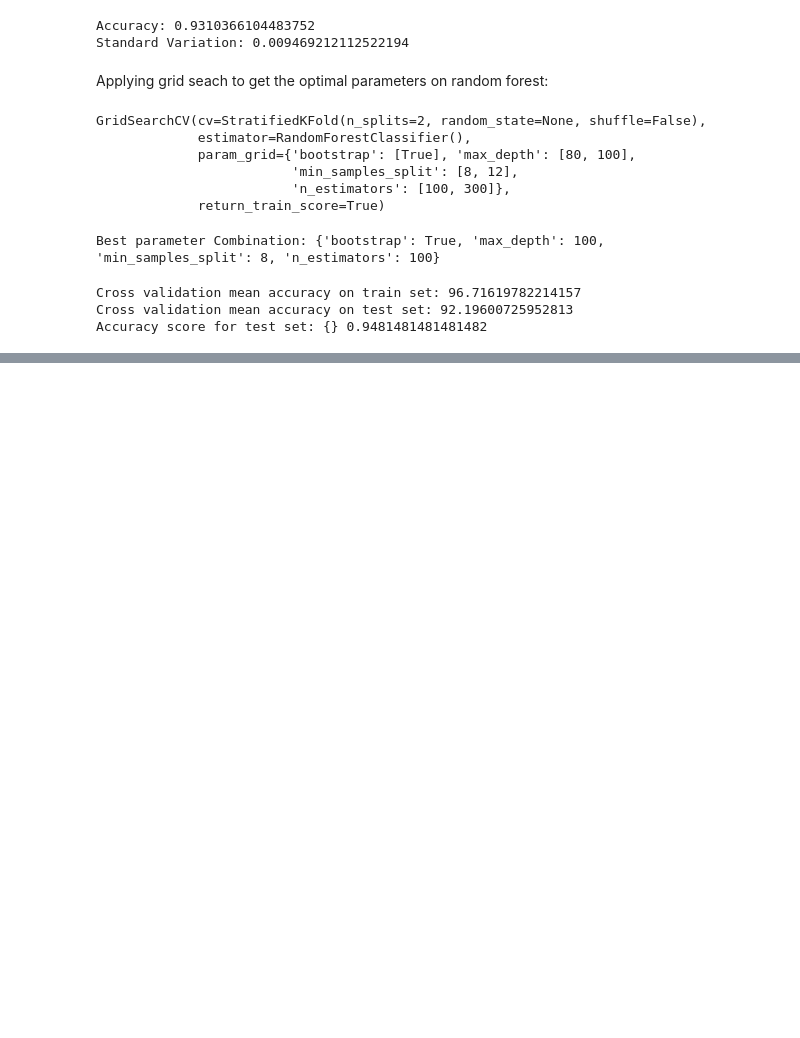
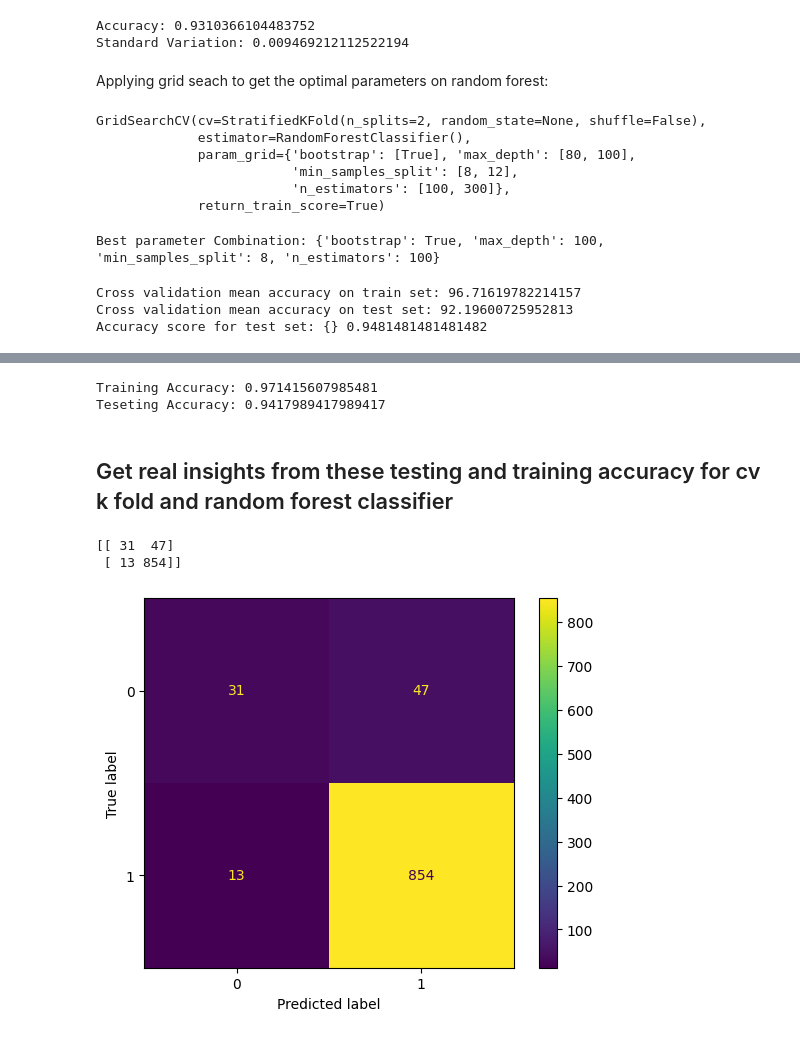
Before and after one commit to rtgsepoct/amazon-alexia-review-sentiment_analysis, a Jupyter notebook: amazon-alexa-review-sentiment_analysis.ipynb, the cells around one changed output, grey strips where cells are left out. Drawn from its saved outputs; the diff is of its cells as text; code cells hidden in the pictures; blank space fills up the shorter version.

Commit message:
XGBoost and saving model_xgb classifier

```diff
--- a/amazon-alexa-review-sentiment_analysis.ipynb
+++ b/amazon-alexa-review-sentiment_analysis.ipynb
@@ -566,0 +569,3 @@ Accuracy score for test set: {} 0.9481481481481482
+# %%
+model_xgb = XGBClassifier()
+model_xgb.fit(X_train_scl, y_train)
@@ -566,0 +584,26 @@ Accuracy score for test set: {} 0.9481481481481482
+# %%
+# accuracy of the model on the training and test data
+# Accuracy of the model on training and testing data:
+
+print("Training Accuracy:", model_xgb.score(X_train_scl, y_train))
+print("Teseting Accuracy:", model_xgb.score(X_test_scl, y_test))
+# %% [output]
+Training Accuracy: 0.971415607985481
+Teseting Accuracy: 0.9417989417989417
+# %% [markdown]
+## Get real insights from these testing and training accuracy for cv k fold and random forest classifier
+# %%
+y_preds = model_xgb.predict(X_test)
+# %%
+# Confusion_matrix:
+cm = confusion_matrix(y_test, y_preds)
+print(cm)
+# %% [output]
+[[ 31  47]
+ [ 13 854]]
+# %%
+cm_display = ConfusionMatrixDisplay(confusion_matrix=cm, display_labels=model_xgb.classes_)
+cm_display.plot()
+plt.show()
+# %% [output]
+[figure, added]
```
Also changed, not shown: parts of 3 cells of this notebook, 1 other file.
